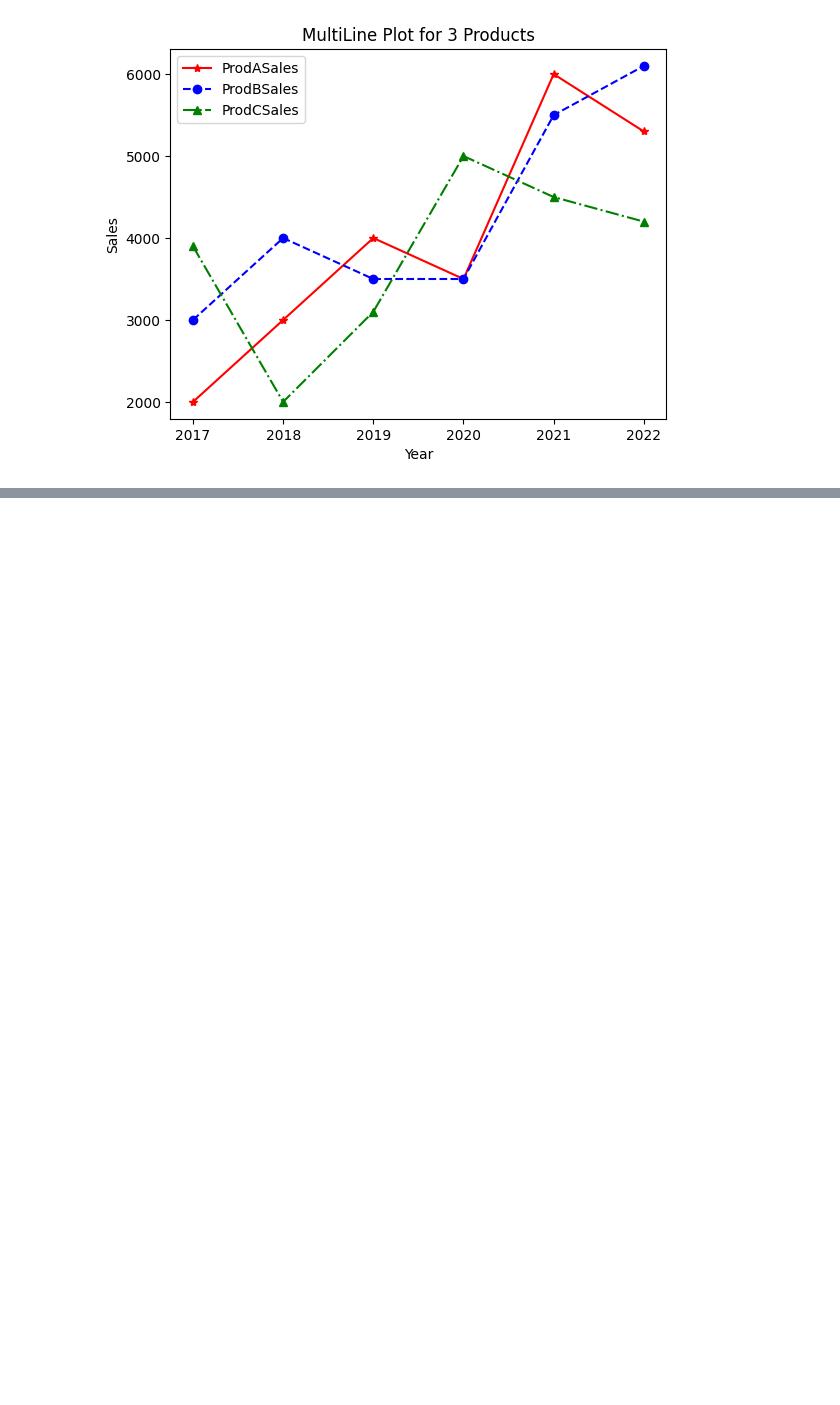
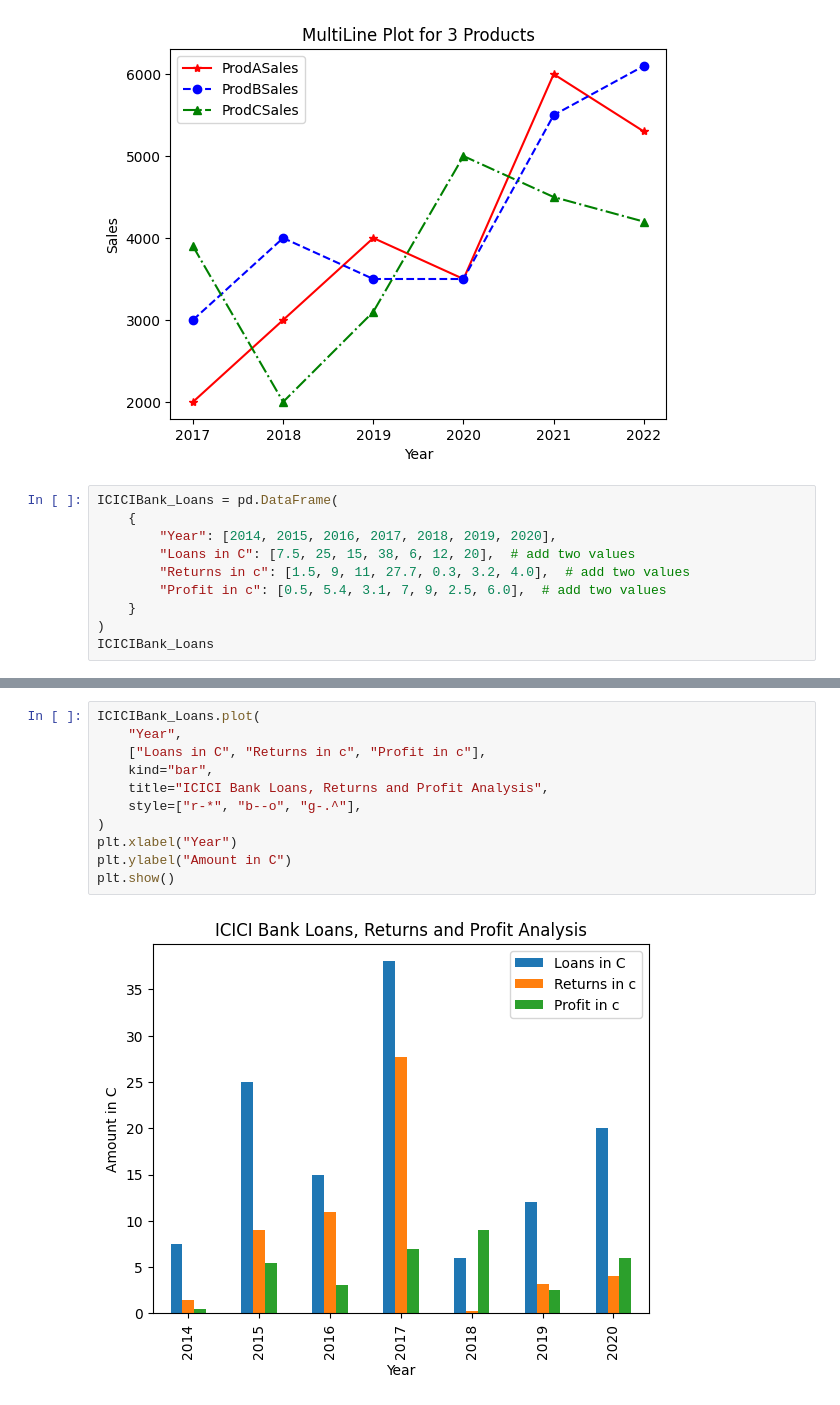
Before and after one commit to Ramesh-Bojanapu-1011/ai_python_practice, a Jupyter notebook: matlab_practice/practice2.ipynb, the cells around one changed output, grey strips where cells are left out. Cells and saved outputs as stored; diff of their text form; blank space fills up the shorter version.

```diff
--- a/matlab_practice/practice2.ipynb
+++ b/matlab_practice/practice2.ipynb
@@ -164,3 +164,13 @@ plt.ylabel("Sales")
 plt.show()
 # %% [output]
 [figure]
+# %%
+ICICIBank_Loans = pd.DataFrame(
+    {
+        "Year": [2014, 2015, 2016, 2017, 2018, 2019, 2020],
+        "Loans in C": [7.5, 25, 15, 38, 6, 12, 20],  # add two values
+        "Returns in c": [1.5, 9, 11, 27.7, 0.3, 3.2, 4.0],  # add two values
+        "Profit in c": [0.5, 5.4, 3.1, 7, 9, 2.5, 6.0],  # add two values
+    }
+)
+ICICIBank_Loans
@@ -166,0 +186,13 @@ plt.show()
+# %%
+ICICIBank_Loans.plot(
+    "Year",
+    ["Loans in C", "Returns in c", "Profit in c"],
+    kind="bar",
+    title="ICICI Bank Loans, Returns and Profit Analysis",
+    style=["r-*", "b--o", "g-.^"],
+)
+plt.xlabel("Year")
+plt.ylabel("Amount in C")
+plt.show()
+# %% [output]
+[figure, added]
```
Also changed, not shown: parts of 1 cell of this notebook.
